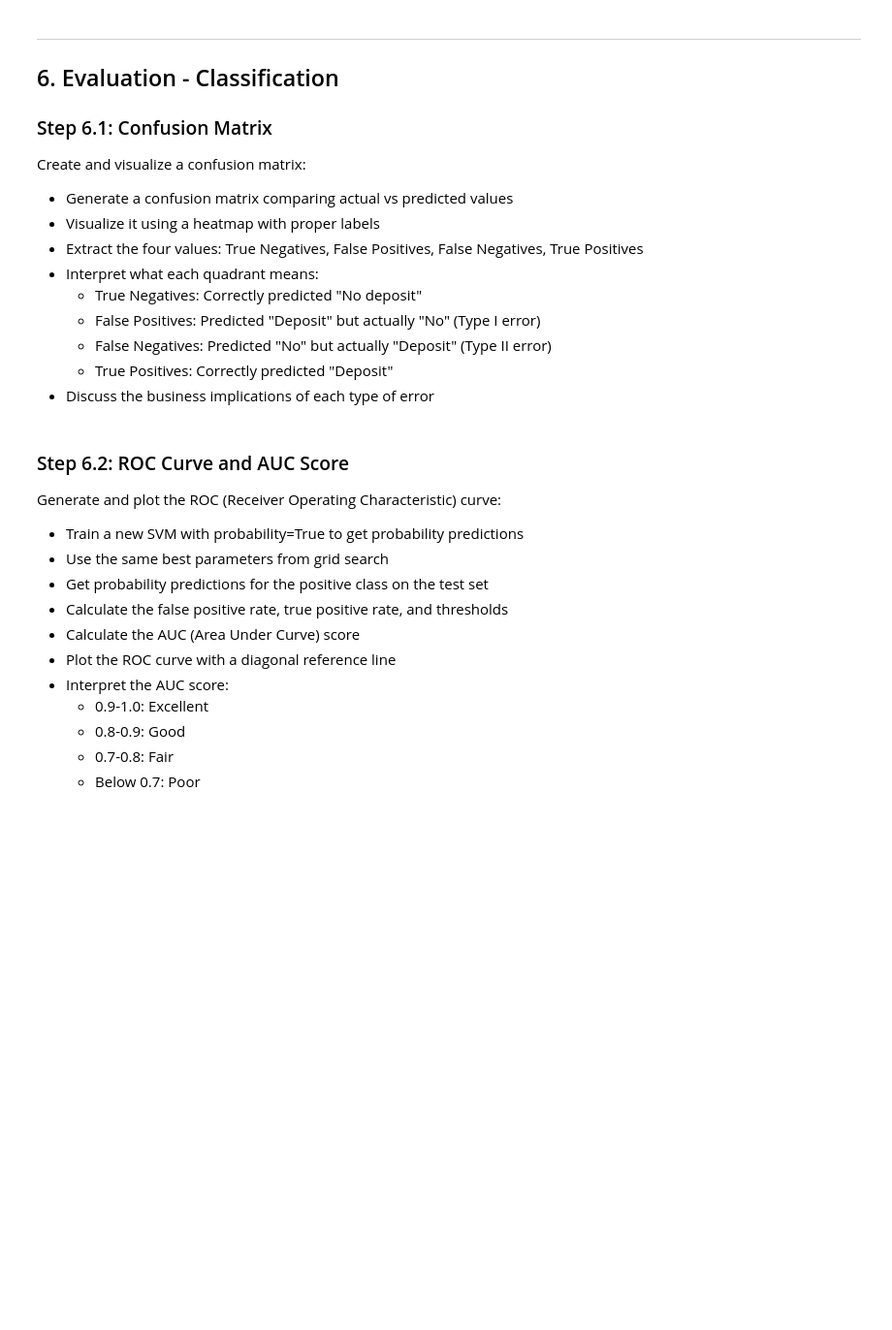
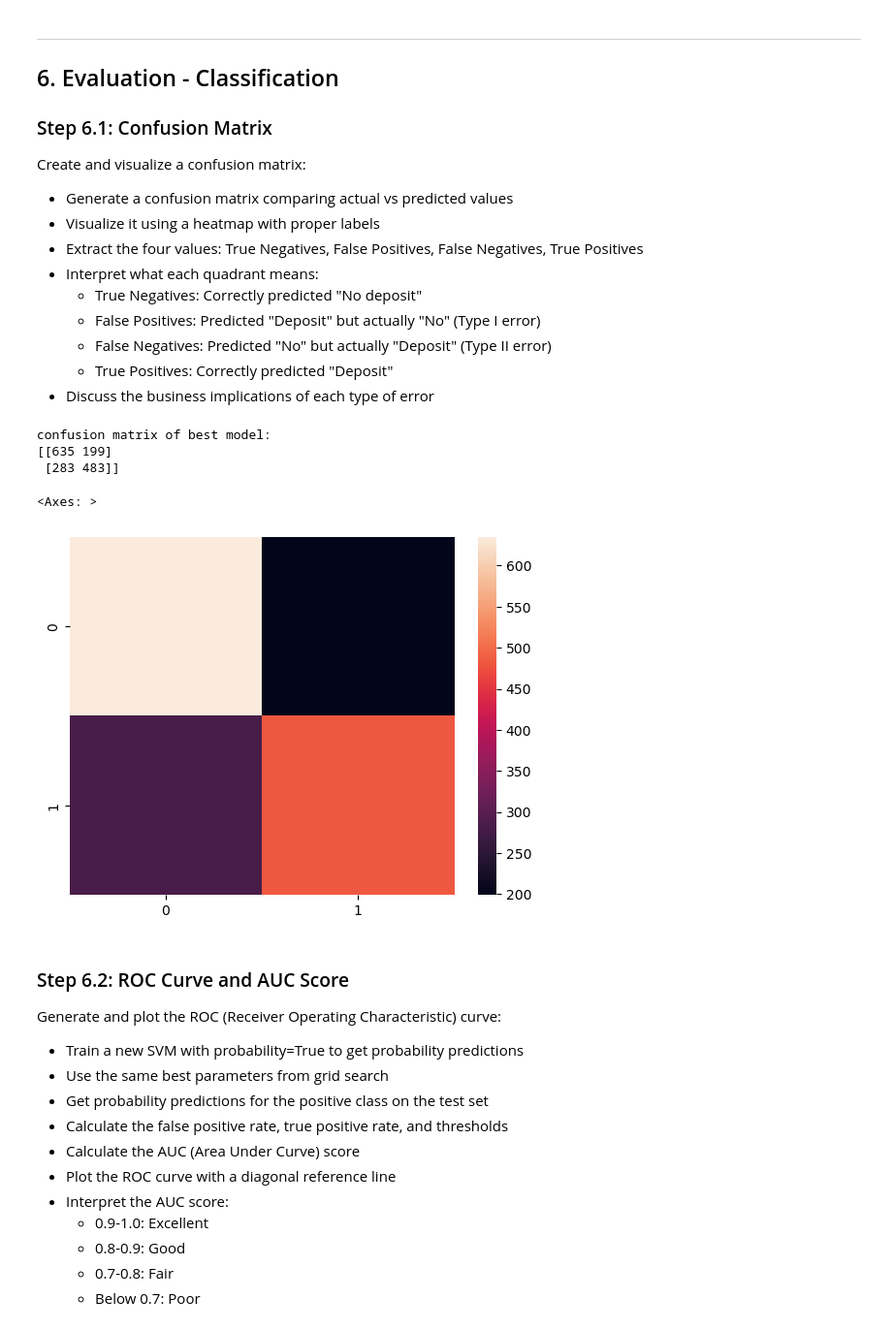
Before and after one commit to LittleVigney/COMPX310, a Jupyter notebook: Lab/Lab7/Lab07_SVM_Banking.ipynb, the cells around one changed output. Shown: that part at 97% size. Saved outputs shown, nothing was run; the diff lists cells and outputs as text; code cells hidden in the pictures; blank space fills up the shorter version.

```diff
--- a/Lab/Lab7/Lab07_SVM_Banking.ipynb
+++ b/Lab/Lab7/Lab07_SVM_Banking.ipynb
@@ -452,3 +452,14 @@ Use GridSearchCV to find the best hyperparameters:
 - Display the best parameters found
 - Display the best cross-validation score
 - This process may take several minutes to complete
+# %%
+parameter_grid = {"C": [0.1, 1, 10, 100], "gamma": ["scale", "auto", 0.001, 0.01, 0.1], "kernel": ["rbf", "linear"]}
+
+gs = GridSearchCV(estimator=SVC(), cv=5, param_grid=parameter_grid, refit=True, n_jobs=-1)
+
+gs.fit(X_train_scaled, y_training)
+
+print("Best parameters: ")
+print(gs.best_params_)
+print("Best score:")
+print(gs.best_score_)
@@ -478,3 +540,11 @@ Evaluate the final model on unseen test data:
 - Calculate and display the test accuracy
 - Generate a comprehensive classification report
 - This is your final model performance - report these numbers
+# %%
+y_pred_text = gs.predict(X_test_scaled)
+
+print("Acccuracy of best model: ")
+print(accuracy_score(y_test, y_pred_text))
+
+print("classification report of best model: ")
+print(classification_report(y_test, y_pred_text))
@@ -494,6 +576,18 @@ Create and visualize a confusion matrix:
   - False Negatives: Predicted "No" but actually "Deposit" (Type II error)
   - True Positives: Correctly predicted "Deposit"
 - Discuss the business implications of each type of error
+# %%
+confusion_m = confusion_matrix(y_test, y_pred_text)
+print("confusion matrix of best model: ")
+print(confusion_m)
+
+sns.heatmap(confusion_m)
+# %% [output]
+confusion matrix of best model:
+[[635 199]
+ [283 483]]
+<Axes: >
+[figure, added]
 # %% [markdown]
 ### Step 6.2: ROC Curve and AUC Score
 
```
Also changed, not shown: parts of 6 cells of this notebook.
